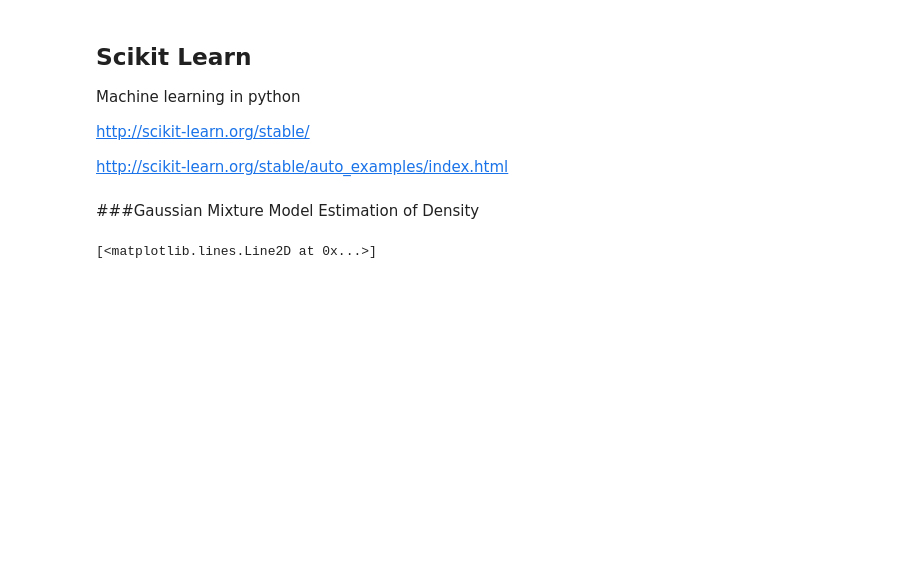
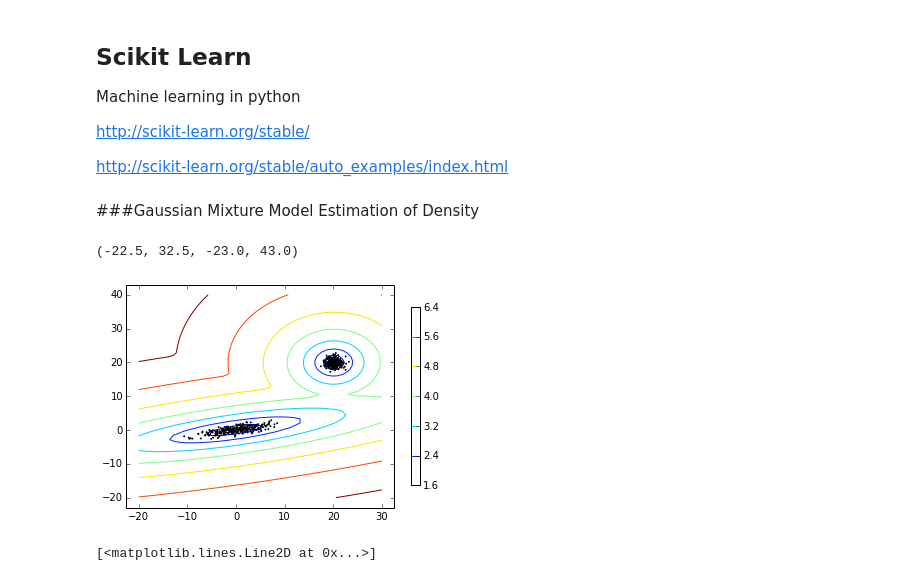
Before and after one commit to swcarpentry/2014-04-14-wise, a Jupyter notebook: advanced/python/scipy.ipynb, the cells around one changed output. Saved outputs shown, nothing was run; the diff lists cells and outputs as text; code cells hidden in the pictures; blank space fills up the shorter version.

```diff
--- a/advanced/python/scipy.ipynb
+++ b/advanced/python/scipy.ipynb
@@ -99,30 +112,33 @@ http://scikit-learn.org/stable/auto_examples/index.html
 # %%
 import numpy as np
 from sklearn import mixture
 
 n_samples = 300
 
 # generate random sample, two components
 np.random.seed(0)
 C = np.array([[0., -0.7], [3.5, .7]])
 X_train = np.r_[np.dot(np.random.randn(n_samples, 2), C),
                 np.random.randn(n_samples, 2) + np.array([20, 20])]
 
 clf = mixture.GMM(n_components=2, covariance_type='full')
 clf.fit(X_train)
 
 x = np.linspace(-20.0, 30.0)
 y = np.linspace(-20.0, 40.0)
 X, Y = np.meshgrid(x, y)
 XX = np.c_[X.ravel(), Y.ravel()]
 Z = np.log(-clf.score_samples(XX)[0])
 Z = Z.reshape(X.shape)
 
 CS = plt.contour(X, Y, Z)
 CB = plt.colorbar(CS, shrink=0.8, extend='both')
-pl.scatter(X_train[:, 0], X_train[:, 1], .8)
+plt.scatter(X_train[:, 0], X_train[:, 1], .8)
 
 plt.axis('tight')
+# %% [output]
+(-22.5, 32.5, -23.0, 43.0)
+[figure, added]
 # %%
 import numpy as np
 C = np.array([[0., -0.7], [3.5, .7]])
```
Also changed, not shown: parts of 10 cells of this notebook, 4 other files.
